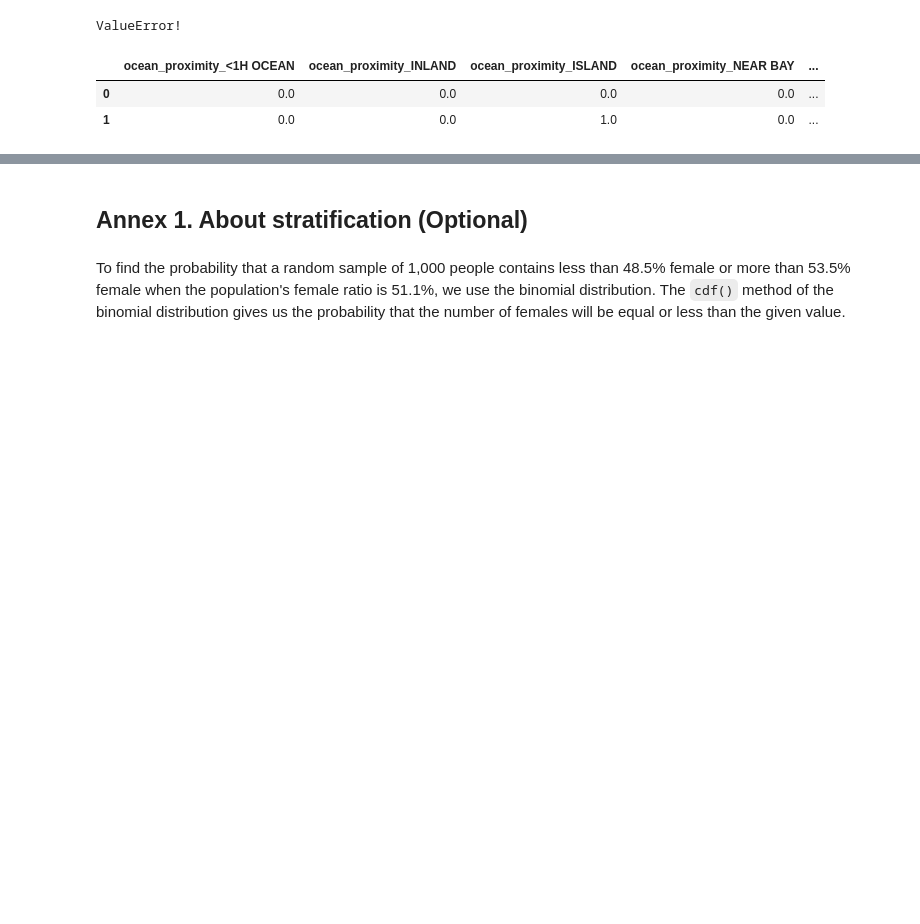
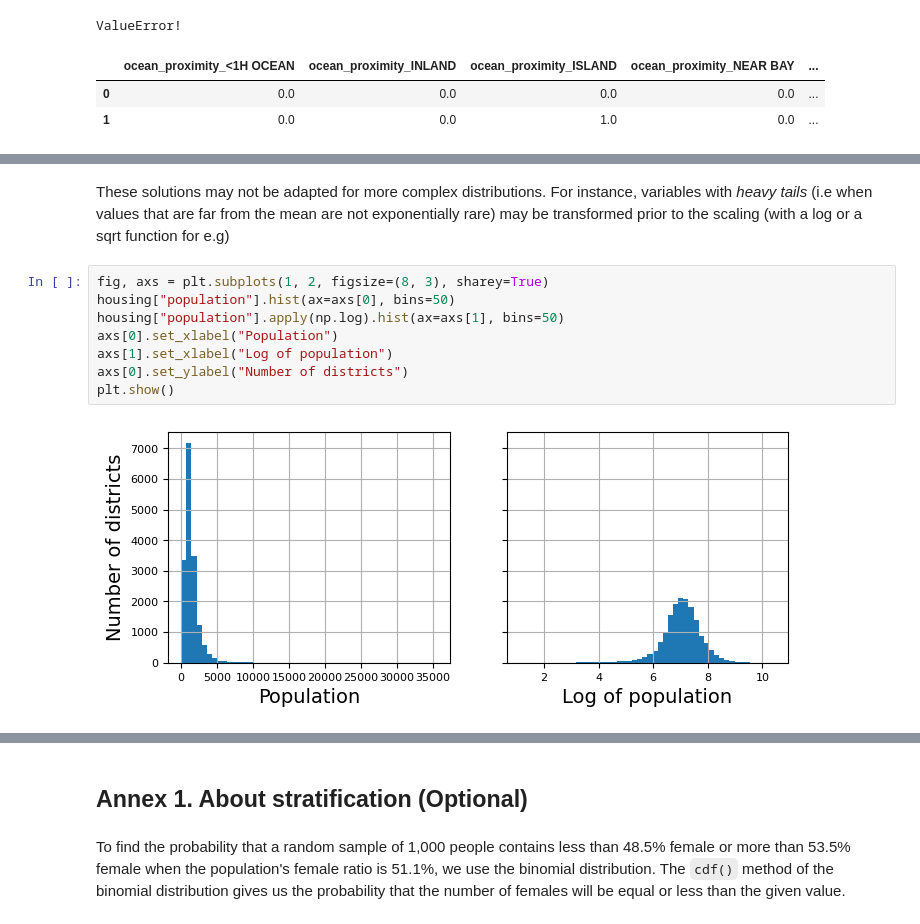
Before and after one commit to bictorbang/ML_notebooks, a Jupyter notebook: machine_learning_with_scikit_learn/02_end_to_end_machine_learning_project/02.ipynb, the cells around one changed output, grey strips where cells are left out. Saved outputs shown, nothing was run; the diff lists cells and outputs as text; blank space fills up the shorter version.

```diff
--- a/machine_learning_with_scikit_learn/02_end_to_end_machine_learning_project/02.ipynb
+++ b/machine_learning_with_scikit_learn/02_end_to_end_machine_learning_project/02.ipynb
@@ -655,0 +686,12 @@ ValueError!
+# %% [markdown]
+These solutions may not be adapted for more complex distributions. For instance, variables with *heavy tails* (i.e when values that are far from the mean are not exponentially rare) may be transformed prior to the scaling (with a log or a sqrt function for e.g)
+# %%
+fig, axs = plt.subplots(1, 2, figsize=(8, 3), sharey=True)
+housing["population"].hist(ax=axs[0], bins=50)
+housing["population"].apply(np.log).hist(ax=axs[1], bins=50)
+axs[0].set_xlabel("Population")
+axs[1].set_xlabel("Log of population")
+axs[0].set_ylabel("Number of districts")
+plt.show()
+# %% [output]
+[figure, added]
```
Also changed, not shown: parts of 46 cells of this notebook.
